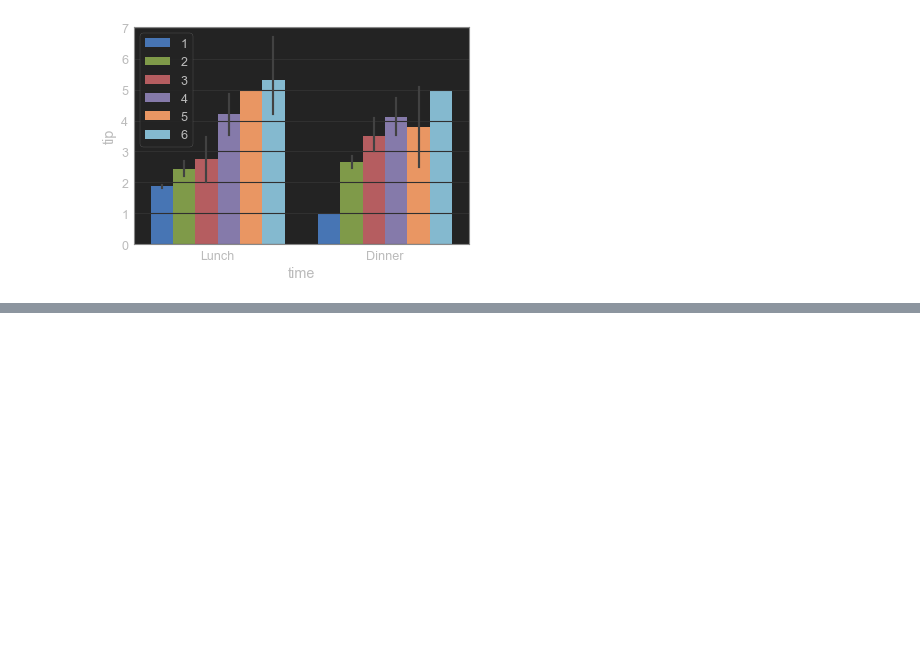
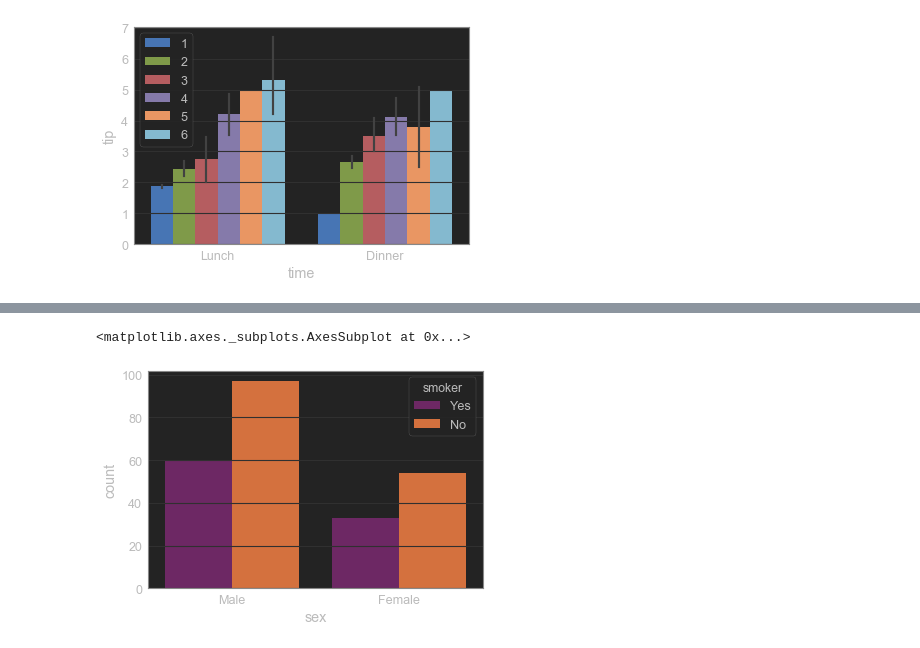
Before and after one commit to rochafialvin/python-analys, a Jupyter notebook: 4. Seaborn.ipynb, the cells around one changed output, grey strips where cells are left out. Drawn from its saved outputs; the diff is of its cells as text; code cells hidden in the pictures; blank space fills up the shorter version.

```diff
--- a/4. Seaborn.ipynb
+++ b/4. Seaborn.ipynb
@@ -195,0 +219,6 @@ ax.legend(loc='best')
+# %%
+# Banyaknya Pria dan Wanita berdasarkan status perokok
+sns.countplot(x='sex', hue='smoker', data=dfTips, palette='inferno')
+# %% [output]
+<matplotlib.axes._subplots.AxesSubplot at 0x...>
+[figure, added]
```
Also changed, not shown: parts of 8 cells of this notebook.
